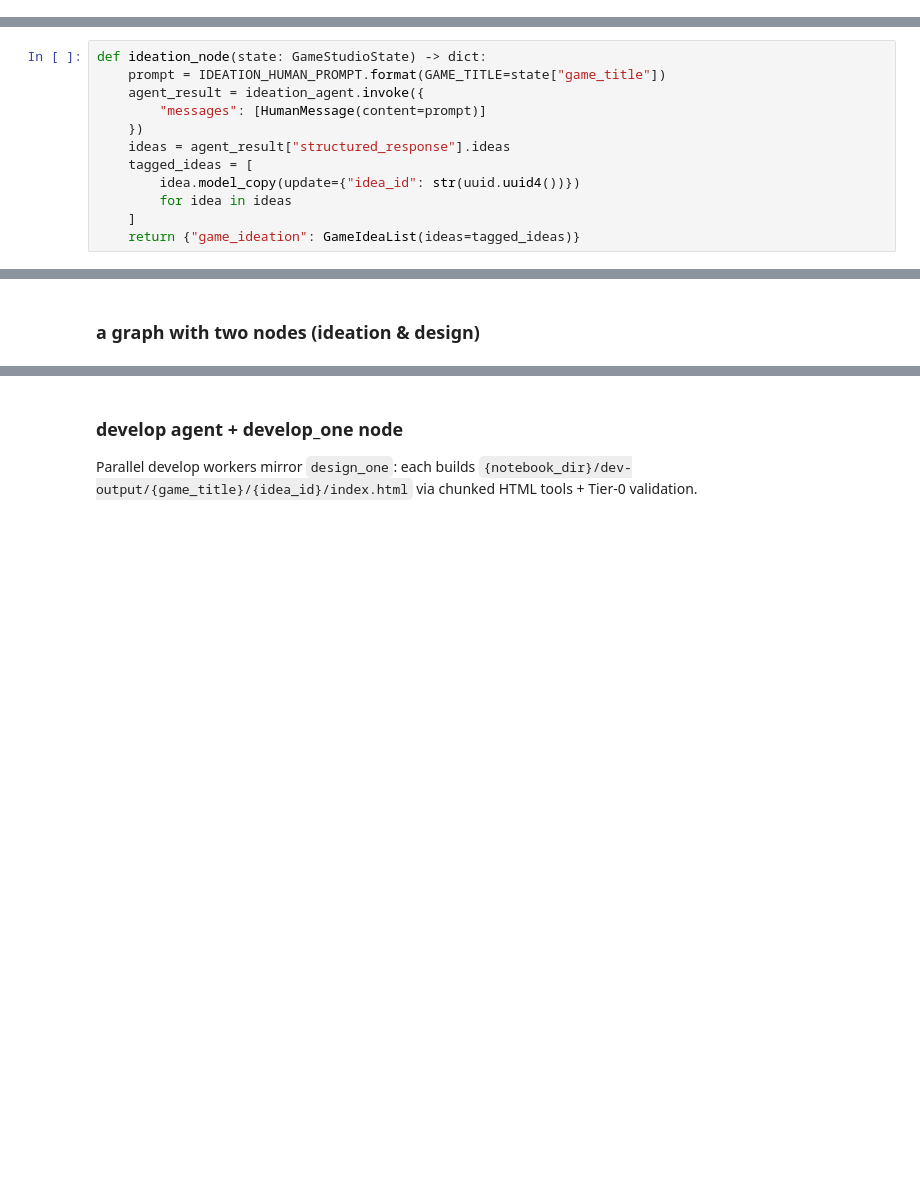
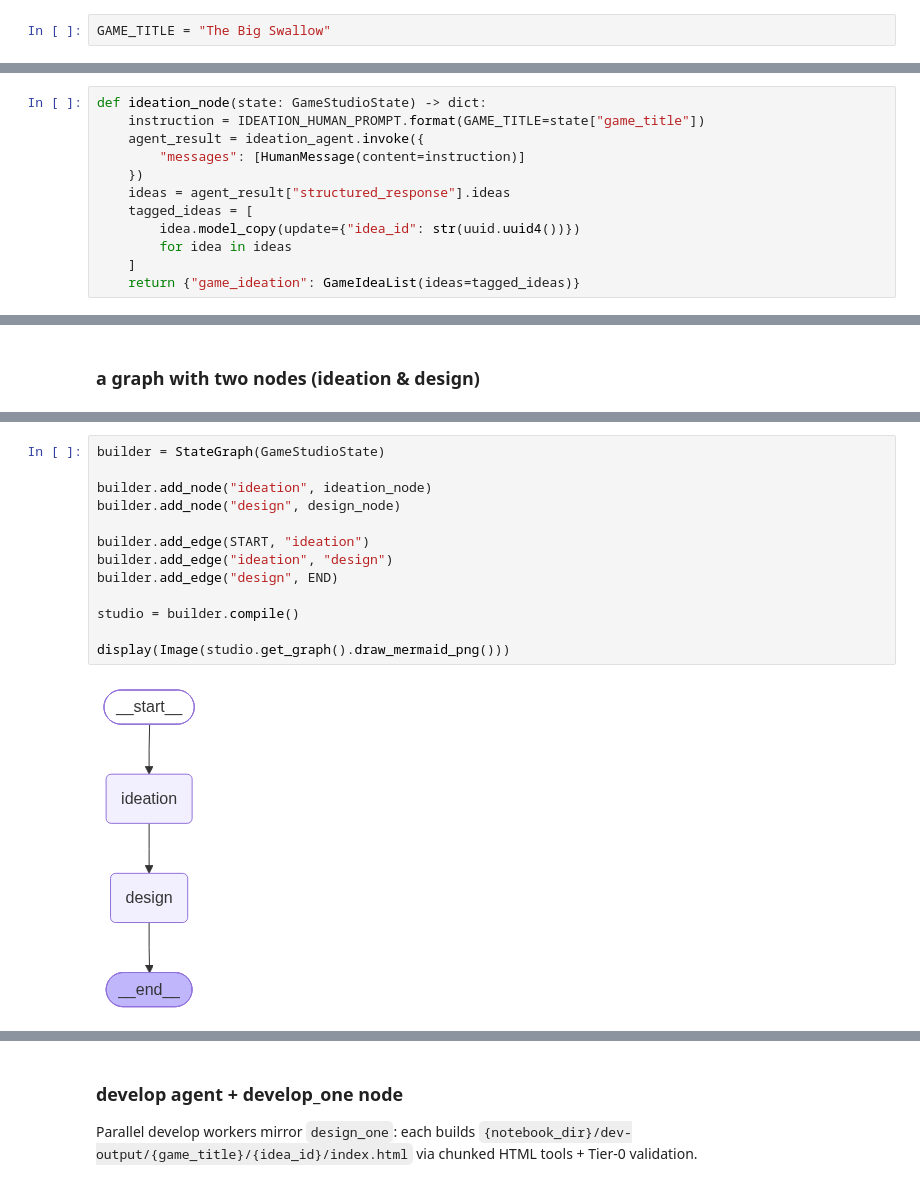
Before and after one commit to mabstruct/pingmab-agents, a Jupyter notebook: mabstruct_studio/mabstruct_studio.ipynb, the cells around one changed output, grey strips where cells are left out. Drawn from its saved outputs; the diff is of its cells as text; blank space fills up the shorter version.

```diff
--- a/mabstruct_studio/mabstruct_studio.ipynb
+++ b/mabstruct_studio/mabstruct_studio.ipynb
@@ -139,6 +213,8 @@ DEVELOP_RECURSION_LIMIT = 100
 ## Ideation Agent
 # %% [markdown]
 ### Calling the simple agent
+# %%
+GAME_TITLE = "The Big Swallow"
 # %%
 # OpenAI reasoning models: ChatOpenAI(..., reasoning_effort="none") when using tools.
 # Anthropic: use ChatAnthropic (or the string "anthropic:claude-opus-4-6"), not ChatOpenAI.
@@ -290,8 +363,8 @@ print(initial_state)
 # %%
 def ideation_node(state: GameStudioState) -> dict:
-    prompt = IDEATION_HUMAN_PROMPT.format(GAME_TITLE=state["game_title"])
+    instruction = IDEATION_HUMAN_PROMPT.format(GAME_TITLE=state["game_title"])
     agent_result = ideation_agent.invoke({
-        "messages": [HumanMessage(content=prompt)]
+        "messages": [HumanMessage(content=instruction)]
     })
     ideas = agent_result["structured_response"].ideas
     tagged_ideas = [
@@ -449 +461,16 @@ display(Image(studio.get_graph().draw_mermaid_png()))
+# %%
+builder = StateGraph(GameStudioState)
+
+builder.add_node("ideation", ideation_node)
+builder.add_node("design", design_node)
+
+builder.add_edge(START, "ideation")
+builder.add_edge("ideation", "design")
+builder.add_edge("design", END)
+
+studio = builder.compile()
+
+display(Image(studio.get_graph().draw_mermaid_png()))
+# %% [output]
+[figure, added]
 # %%
```
Also changed, not shown: parts of 24 cells of this notebook.
